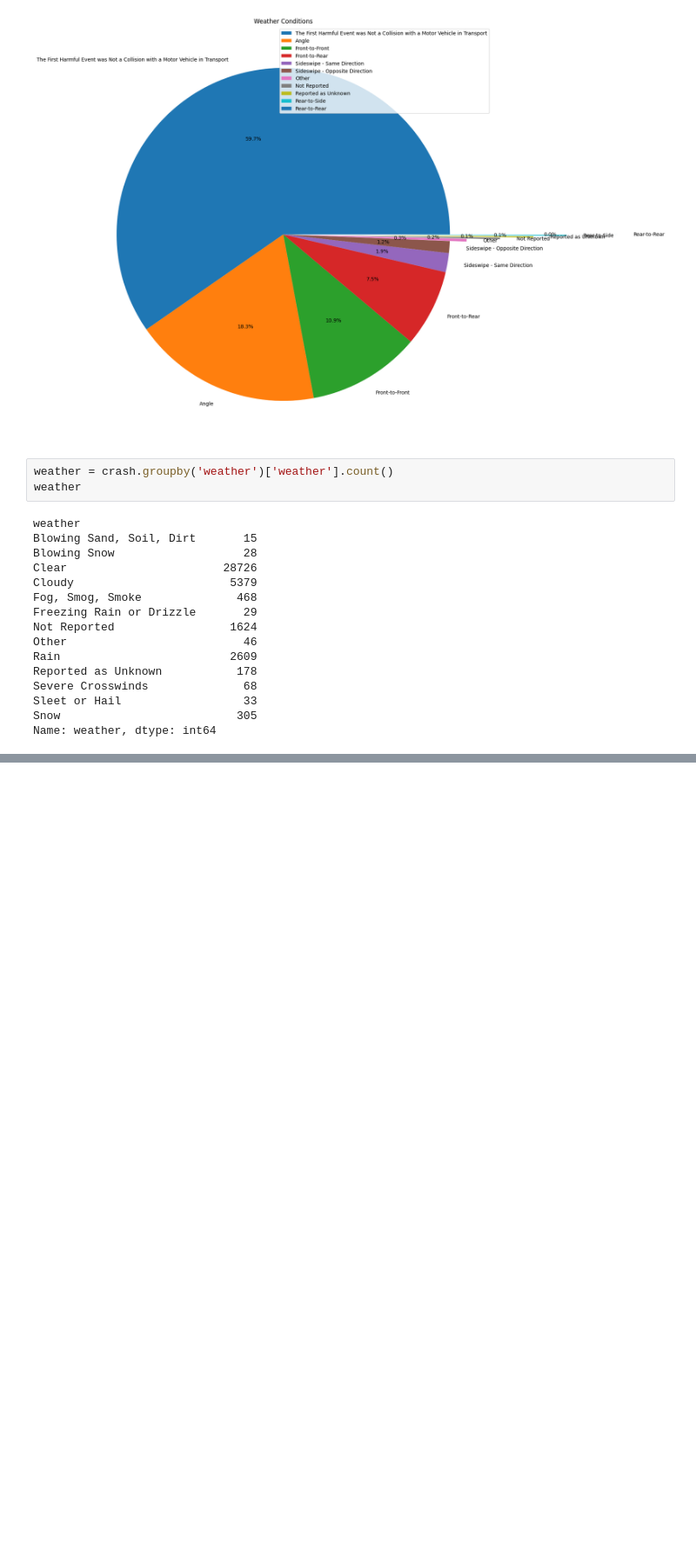
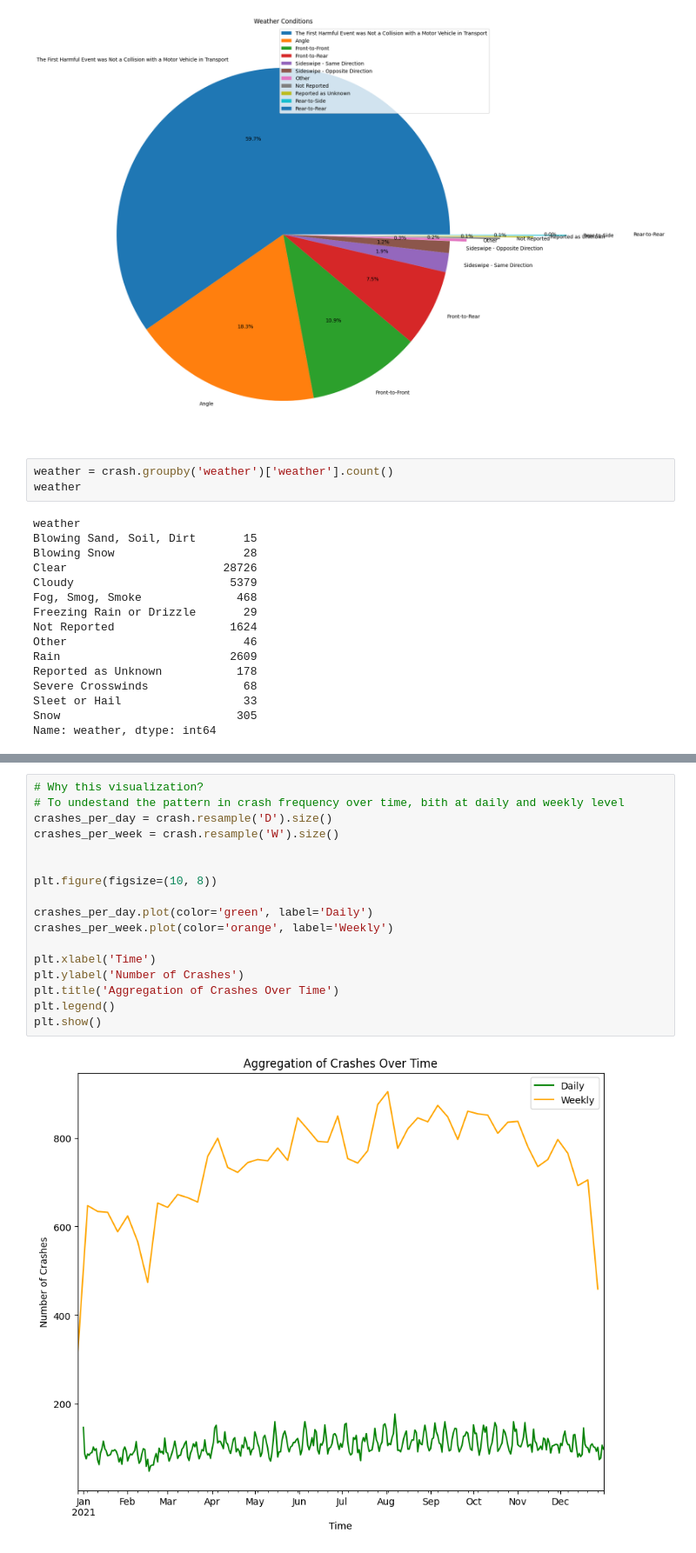
Before and after one commit to PranitKatwe/Car-Crash-Statistical-Analysis-using-Python, a Jupyter notebook: Car Crash Statistical Analysis.ipynb, the cells around one changed output, grey strips where cells are left out. Shown: that part at 87% size. Drawn from its saved outputs; the diff is of its cells as text; blank space fills up the shorter version.

```diff
--- a/Car Crash Statistical Analysis.ipynb
+++ b/Car Crash Statistical Analysis.ipynb
@@ -509,0 +523,19 @@ csv = crash.to_csv('crash.csv', index=False)
+# %%
+# Why this visualization?
+# To undestand the pattern in crash frequency over time, bith at daily and weekly level
+crashes_per_day = crash.resample('D').size()
+crashes_per_week = crash.resample('W').size()
+
+
+plt.figure(figsize=(10, 8))
+
+crashes_per_day.plot(color='green', label='Daily')
+crashes_per_week.plot(color='orange', label='Weekly')
+
+plt.xlabel('Time')
+plt.ylabel('Number of Crashes')
+plt.title('Aggregation of Crashes Over Time')
+plt.legend()
+plt.show()
+# %% [output]
+[figure, added]
```
Also changed, not shown: parts of 10 cells of this notebook.
